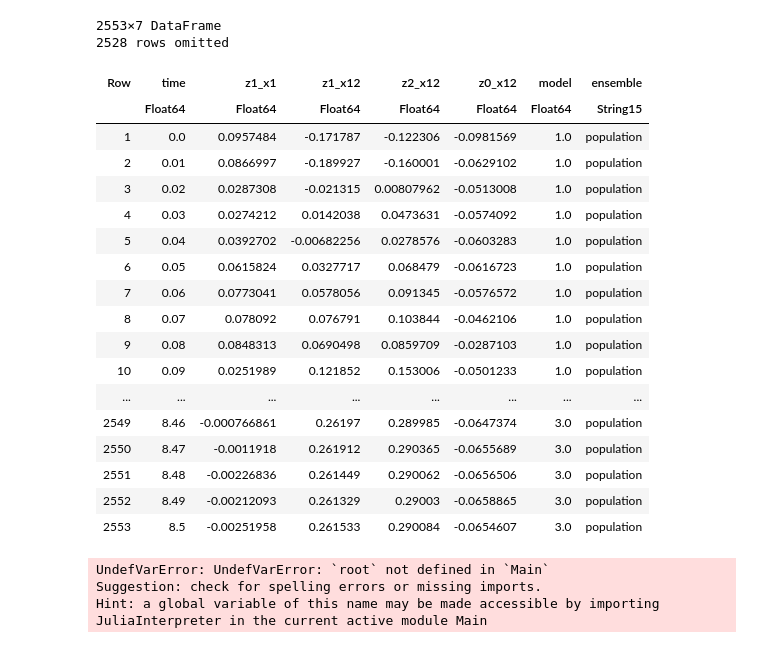
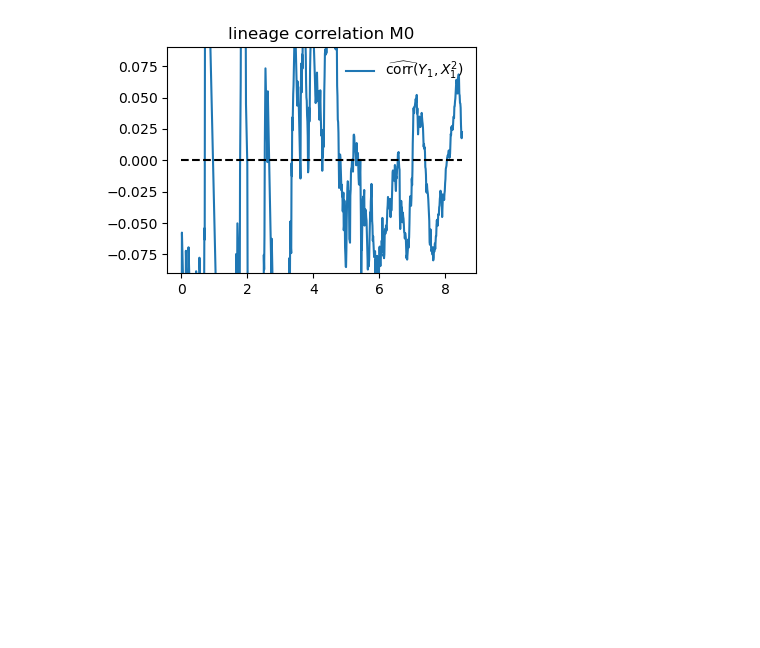
Before and after one commit to elevien/SizeStructuredPopulations, a Jupyter notebook: paper-figures/FIG2.ipynb, the cells around one changed output. Cells and saved outputs as stored; diff of their text form; code cells hidden in the pictures; blank space fills up the shorter version.

```diff
--- a/paper-figures/FIG2.ipynb
+++ b/paper-figures/FIG2.ipynb
@@ -86,34 +108,13 @@ fig
-# %%
-df_corrs[df_corrs.ensemble .== "population",:]
-# %% [output]
-2553×7 DataFrame
-2528 rows omitted
-| Row | time | z1_x1 | z1_x12 | z2_x12 | z0_x12 | model | ensemble |
-|  | Float64 | Float64 | Float64 | Float64 | Float64 | Float64 | String15 |
-| 1 | 0.0 | 0.0957484 | -0.171787 | -0.122306 | -0.0981569 | 1.0 | population |
-| 2 | 0.01 | 0.0866997 | -0.189927 | -0.160001 | -0.0629102 | 1.0 | population |
-| 3 | 0.02 | 0.0287308 | -0.021315 | 0.00807962 | -0.0513008 | 1.0 | population |
-| 4 | 0.03 | 0.0274212 | 0.0142038 | 0.0473631 | -0.0574092 | 1.0 | population |
-| 5 | 0.04 | 0.0392702 | -0.00682256 | 0.0278576 | -0.0603283 | 1.0 | population |
-| 6 | 0.05 | 0.0615824 | 0.0327717 | 0.068479 | -0.0616723 | 1.0 | population |
-| 7 | 0.06 | 0.0773041 | 0.0578056 | 0.091345 | -0.0576572 | 1.0 | population |
-| 8 | 0.07 | 0.078092 | 0.076791 | 0.103844 | -0.0462106 | 1.0 | population |
-| 9 | 0.08 | 0.0848313 | 0.0690498 | 0.0859709 | -0.0287103 | 1.0 | population |
-| 10 | 0.09 | 0.0251989 | 0.121852 | 0.153006 | -0.0501233 | 1.0 | population |
-| ... | ... | ... | ... | ... | ... | ... | ... |
-| 2549 | 8.46 | -0.000766861 | 0.26197 | 0.289985 | -0.0647374 | 3.0 | population |
-| 2550 | 8.47 | -0.0011918 | 0.261912 | 0.290365 | -0.0655689 | 3.0 | population |
-| 2551 | 8.48 | -0.00226836 | 0.261449 | 0.290062 | -0.0656506 | 3.0 | population |
-| 2552 | 8.49 | -0.00212093 | 0.261329 | 0.29003 | -0.0658865 | 3.0 | population |
-| 2553 | 8.5 | -0.00251958 | 0.261533 | 0.290084 | -0.0654607 | 3.0 | population |
-# %%
-branches = make_branches(root, 0.1,5)
-fig, ax = subplots(figsize=(10,4))
-for (x0, y0, x1, y1) in branches
-    ax.plot([x0, x1], [y0, y1], color="black",lw=0.5)
-end
-fig
-# %% [output]
-UndefVarError: UndefVarError: `root` not defined in `Main`
-Suggestion: check for spelling errors or missing imports.
-Hint: a global variable of this name may be made accessible by importing JuliaInterpreter in the current active module Main
+# %%
+dfc = df_corrs[(df_corrs.model .==2) .& (df_corrs.ensemble .== "population"),:]
+
+fig,ax = subplots(figsize=(4,3))
+ax.plot(dfc.time,dfc.z1_x12,label=L"\widehat{{\rm corr}}(Y_1,X_1^2)")
+ax.plot(dfc.time,zeros(length(dfc.time)), "k--")
+ax.set_title("lineage correlation M0")
+ax.legend(loc="upper right",frameon=false)
+ax.set_ylim([-0.09,0.09])
+tight_layout()
+fig
+# %% [output]
+[figure, added]
```
Also changed, not shown: parts of 4 cells of this notebook, 10 other files.
